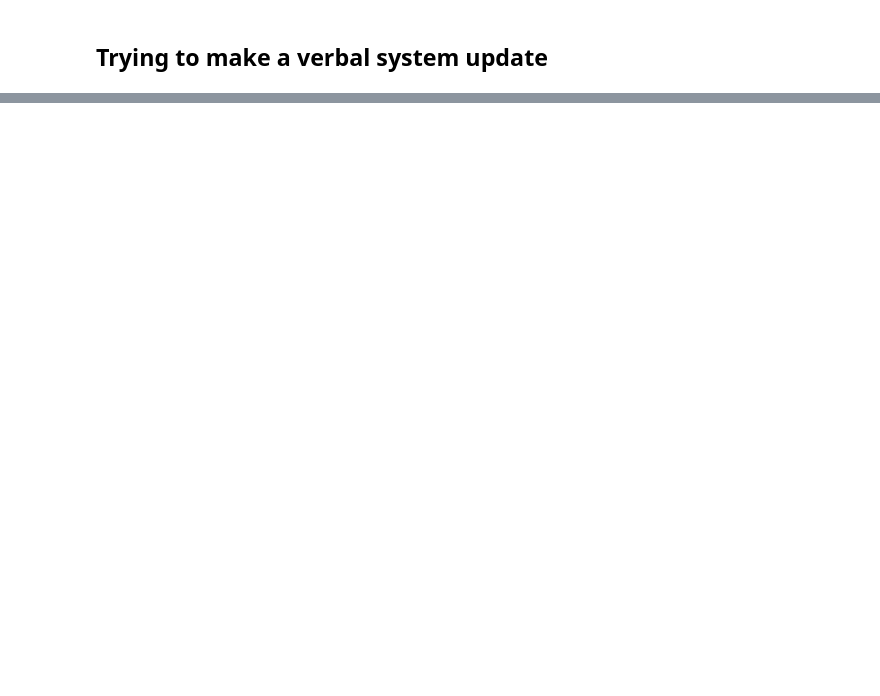
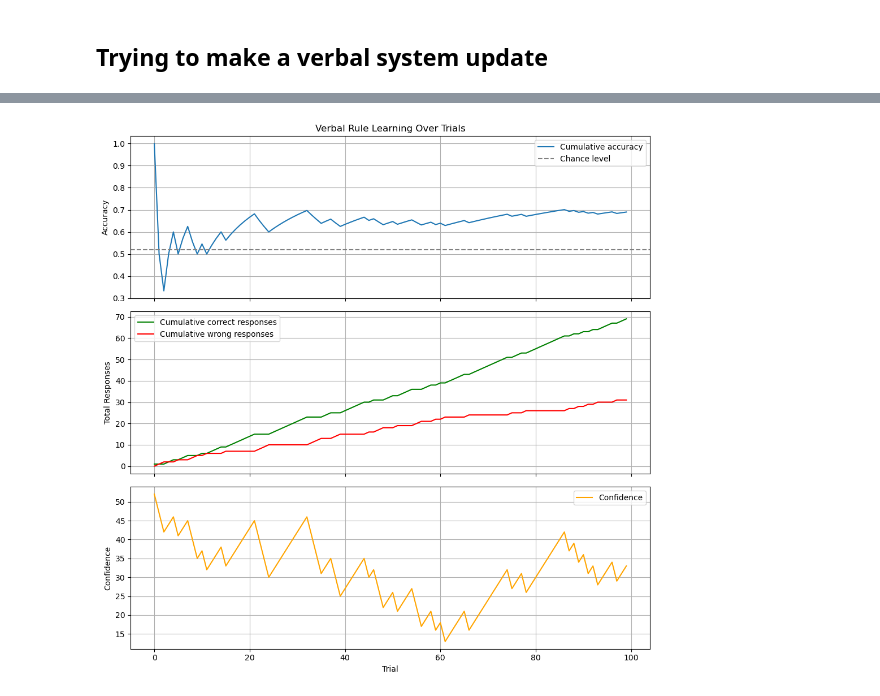
Before and after one commit to JSejrskild/CompNeuro-Exam, a Jupyter notebook: decisionrules/one_dimentional.ipynb, the cells around one changed output, grey strips where cells are left out. Cells and saved outputs as stored; diff of their text form; code cells hidden in the pictures; blank space fills up the shorter version.

```diff
--- a/decisionrules/one_dimentional.ipynb
+++ b/decisionrules/one_dimentional.ipynb
@@ -395,2 +449,59 @@ plt.show()
+# %%
+# Shuffle the visual_values array along the first axis (trials)
+shuffled_visual_values = np.column_stack((x_values, y_values, answer_values))
+np.random.shuffle(shuffled_visual_values)
+
+# Initialize the verbal system with a criterion of 43
+vs = VerbalSystemDynamic(init_criterion=50)
+
+# Prepare to track performance
+predictions = []
+correct = []
+criteria = []
+confidences = []
+wrong = []  # To track wrong responses
+
+for trial, (x, y, label) in enumerate(shuffled_visual_values):
+    pred, updated_crit, confidence = vs.update(x, label)
+    predictions.append(pred)
+    correct.append(int(pred == label))
+    wrong.append(int(pred != label))  # Increment wrong if prediction doesn't match label
+    criteria.append(updated_crit)
+    confidences.append(confidence)
+
+# First compute cumulative values
+cumulative_accuracy = np.cumsum(correct) / np.arange(1, len(correct) + 1)
+cumulative_correct = np.cumsum(correct)
+cumulative_wrong = np.cumsum(wrong)  # Cumulative wrong responses
+
+# Create three vertically stacked subplots
+fig, axs = plt.subplots(3, 1, figsize=(10, 10), sharex=True)
+
+# --- First plot: Cumulative Accuracy ---
+axs[0].plot(cumulative_accuracy, label='Cumulative accuracy')
+axs[0].axhline(chance_level, linestyle='--', color='gray', label='Chance level')
+axs[0].set_ylabel('Accuracy')
+axs[0].set_title('Verbal Rule Learning Over Trials')
+axs[0].legend()
+axs[0].grid(True)
+
+# --- Second plot: Cumulative Correct and Wrong ---
+axs[1].plot(cumulative_correct, color='green', label='Cumulative correct responses')
+axs[1].plot(cumulative_wrong, color='red', label='Cumulative wrong responses')
+axs[1].set_ylabel('Total Responses')
+axs[1].legend()
+axs[1].grid(True)
+
+# --- Third plot: Confidence ---
+axs[2].plot(confidences, color='orange', label='Confidence')
+axs[2].set_xlabel('Trial')
+axs[2].set_ylabel('Confidence')
+axs[2].legend()
+axs[2].grid(True)
+
+plt.tight_layout()
+plt.show()
+# %% [output]
+[figure, added]
 # %% [markdown]
 Next, I have to :
```
Also changed, not shown: parts of 16 cells of this notebook, 2 other files.
